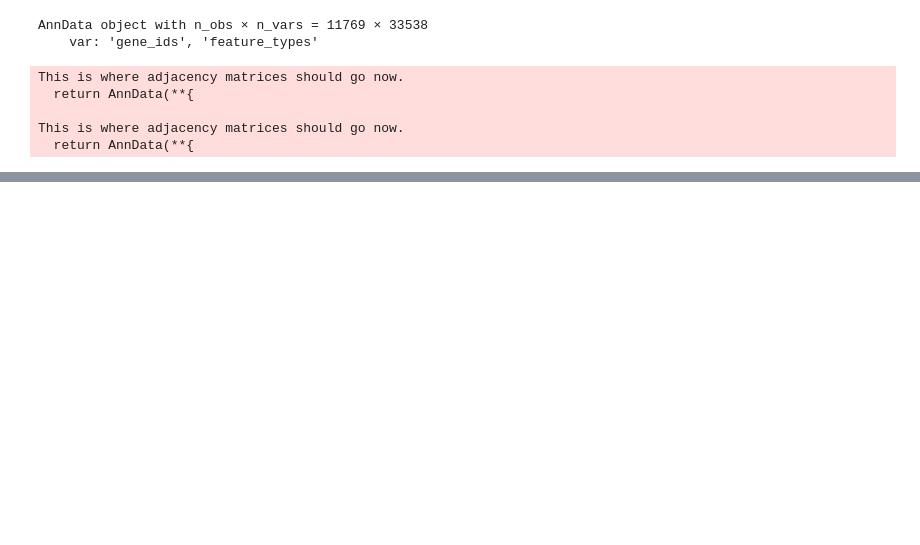
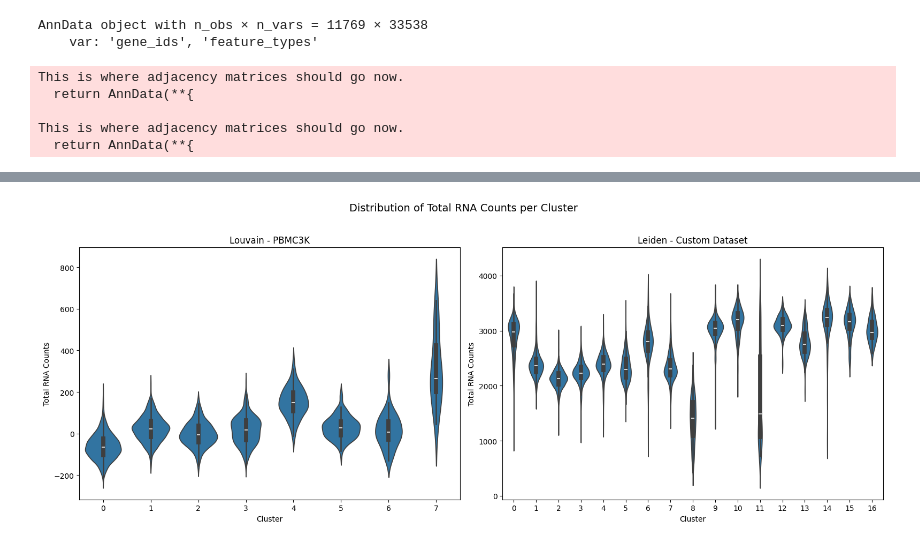
Before and after one commit to lorenzog-ryzen/GraphAttnVAE-scRNA, a Jupyter notebook: Scripts/EDAS/EDA.ipynb, the cells around one changed output, grey strips where cells are left out. Saved outputs shown, nothing was run; the diff lists cells and outputs as text; code cells hidden in the pictures; blank space fills up the shorter version.

```diff
--- a/Scripts/EDAS/EDA.ipynb
+++ b/Scripts/EDAS/EDA.ipynb
@@ -207,0 +264,18 @@ sc.pl.highest_expr_genes(adata, n_top=20)
+# %%
+fig, axes = plt.subplots(1, 2, figsize=(16, 6))
+
+sns.violinplot(data=adata_pbmc3k.obs, x="louvain", y="total_counts", ax=axes[0])
+axes[0].set_title("Louvain - PBMC3K")
+axes[0].set_xlabel("Cluster")
+axes[0].set_ylabel("Total RNA Counts")
+
+sns.violinplot(data=adata.obs, x="leiden", y="total_counts", ax=axes[1])
+axes[1].set_title("Leiden - Custom Dataset")
+axes[1].set_xlabel("Cluster")
+axes[1].set_ylabel("Total RNA Counts")
+
+plt.suptitle("Distribution of Total RNA Counts per Cluster", fontsize=14, y=1.02)
+plt.tight_layout()
+plt.show()
+# %% [output]
+[figure, added]
```
Also changed, not shown: parts of 19 cells of this notebook.
